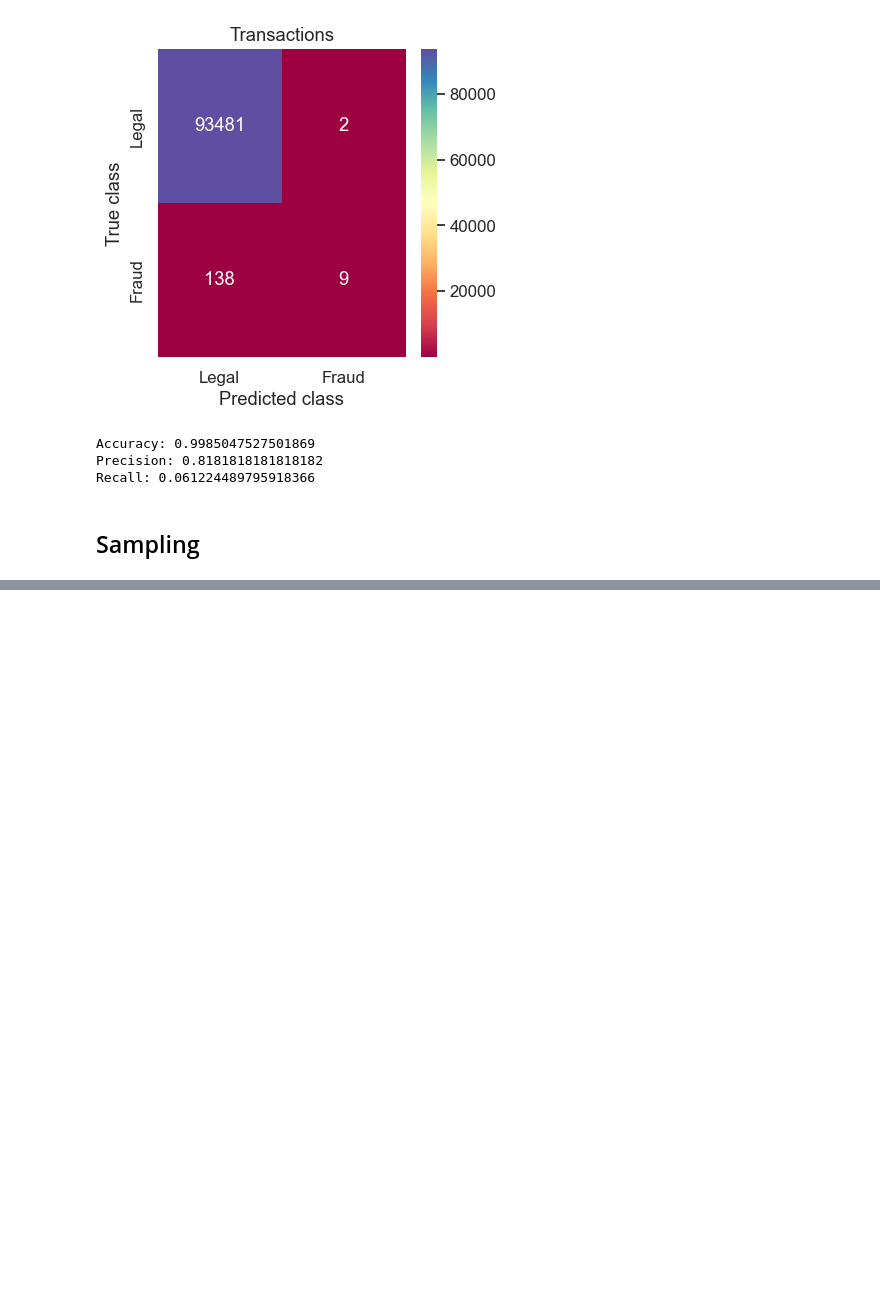
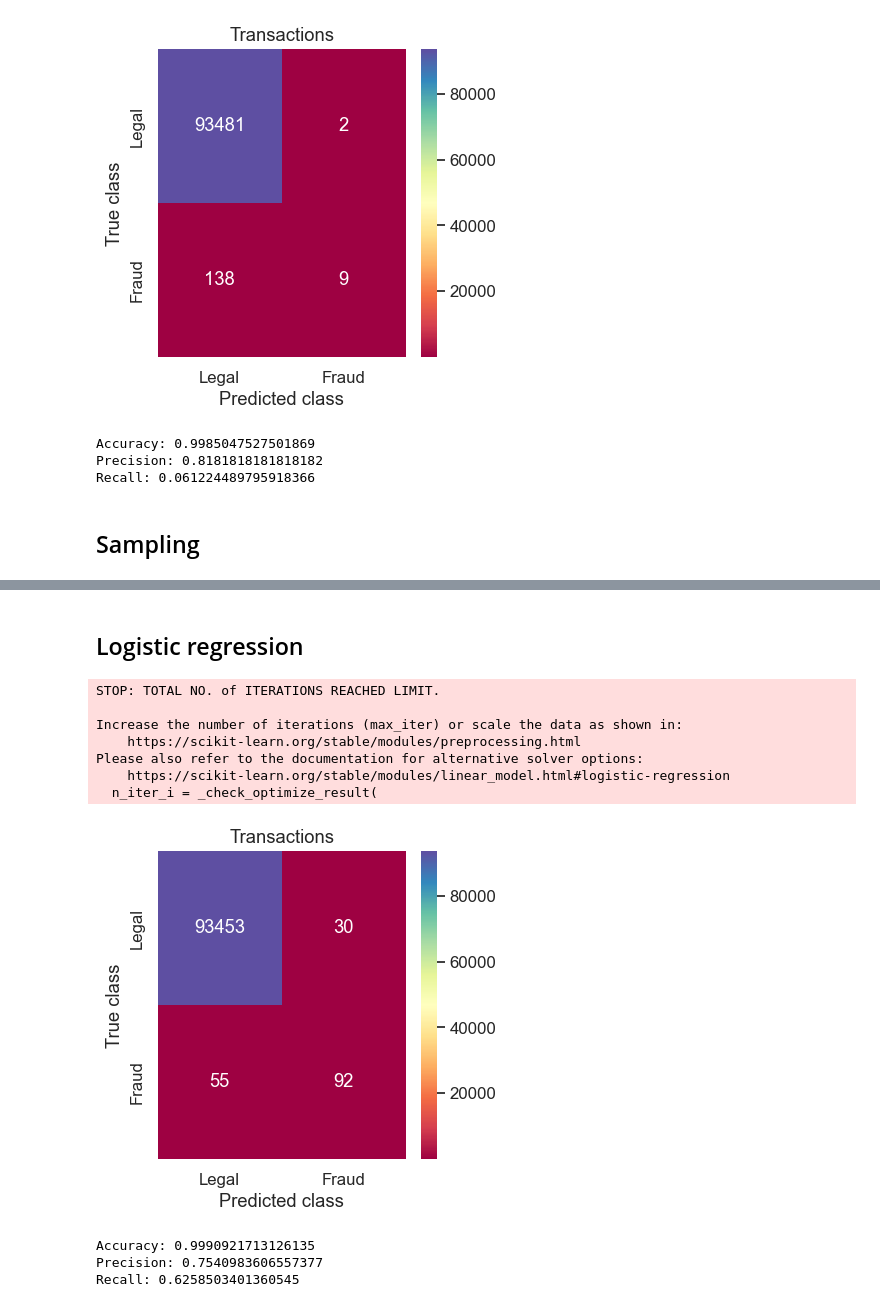
Before and after one commit to MlekoZjad/ML_2024, a Jupyter notebook: Credit fraud.ipynb, the cells around one changed output, grey strips where cells are left out. Drawn from its saved outputs; the diff is of its cells as text; code cells hidden in the pictures; blank space fills up the shorter version.

```diff
--- a/Credit fraud.ipynb
+++ b/Credit fraud.ipynb
@@ -166,0 +171,11 @@ Recall: 0.3945578231292517
+# %%
+model = KNeighborsClassifier(n_neighbors=4)
+over = SMOTE(sampling_strategy = 0.1)
+under = RandomUnderSampler(sampling_strategy = 0.5)
+#steps = [('over', over), ('under', under), ('model', model)]
+pipeline = make_pipeline(over, under, model)
+
+pipeline.fit(X_train, y_train)
+y_pred = pipeline.predict(X_test)
+cv = RepeatedStratifiedKFold(n_splits = 10, n_repeats = 3, random_state = 1)
+scores = cross_val_score(pipeline, X, y, scoring='roc_auc', cv=cv, n_jobs=1)
@@ -166,0 +193,37 @@ Recall: 0.3945578231292517
+# %% [markdown]
+## Logistic regression
+# %%
+lr = LogisticRegression(solver = 'lbfgs', random_state = 1)
+
+lr.fit(X_train, y_train)
+
+
+Y_pred = lr.predict(X_test)
+cm_lr = confusion_matrix(y_test, Y_pred)
+
+LABELS = ['Legal', 'Fraud']
+plt.figure(figsize=(4, 4))
+sns.set(font_scale=1.1)
+sns.heatmap(cm_lr, xticklabels=LABELS, cmap = 'Spectral', yticklabels=LABELS, annot=True, fmt='d')
+plt.title('Transactions')
+plt.ylabel('True class')
+plt.xlabel('Predicted class')
+plt.show()
+
+accuracy = accuracy_score(y_test, Y_pred)
+precision = precision_score(y_test, Y_pred)
+recall = recall_score(y_test, Y_pred)
+
+print(f'Accuracy: {accuracy}\nPrecision: {precision}\nRecall: {recall}')
+# %% [output]
+STOP: TOTAL NO. of ITERATIONS REACHED LIMIT.
+
+Increase the number of iterations (max_iter) or scale the data as shown in:
+    https://scikit-learn.org/stable/modules/preprocessing.html
+Please also refer to the documentation for alternative solver options:
+    https://scikit-learn.org/stable/modules/linear_model.html#logistic-regression
+  n_iter_i = _check_optimize_result(
+[figure, added]
+Accuracy: 0.9990921713126135
+Precision: 0.7540983606557377
+Recall: 0.6258503401360545
```
Also changed, not shown: parts of 8 cells of this notebook.
